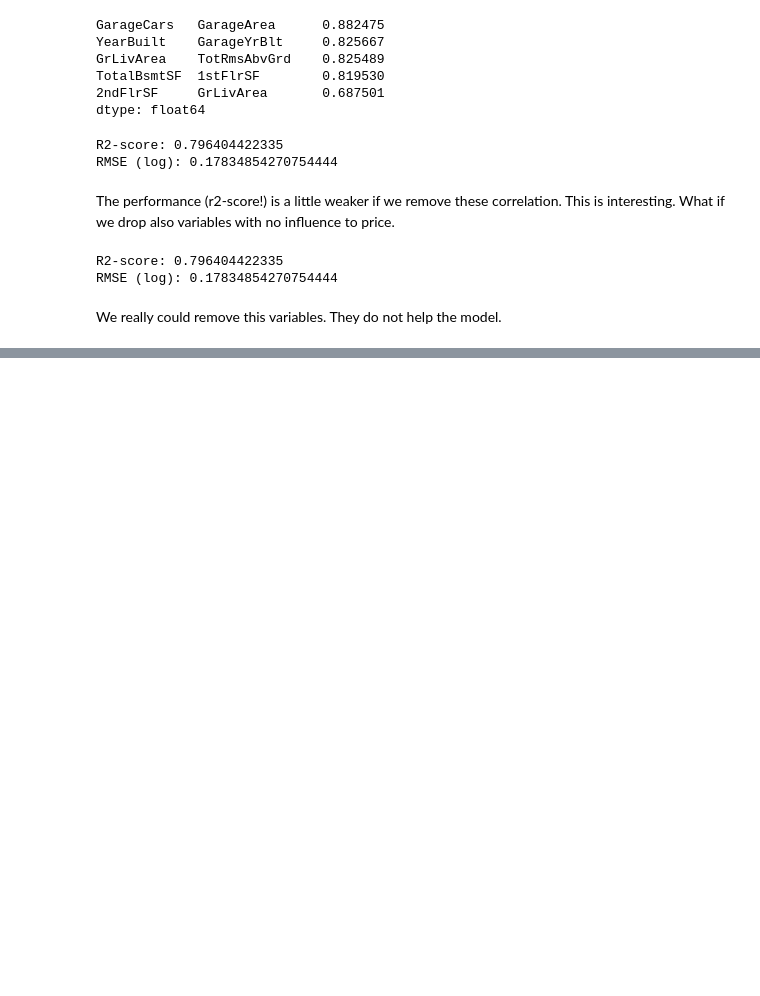
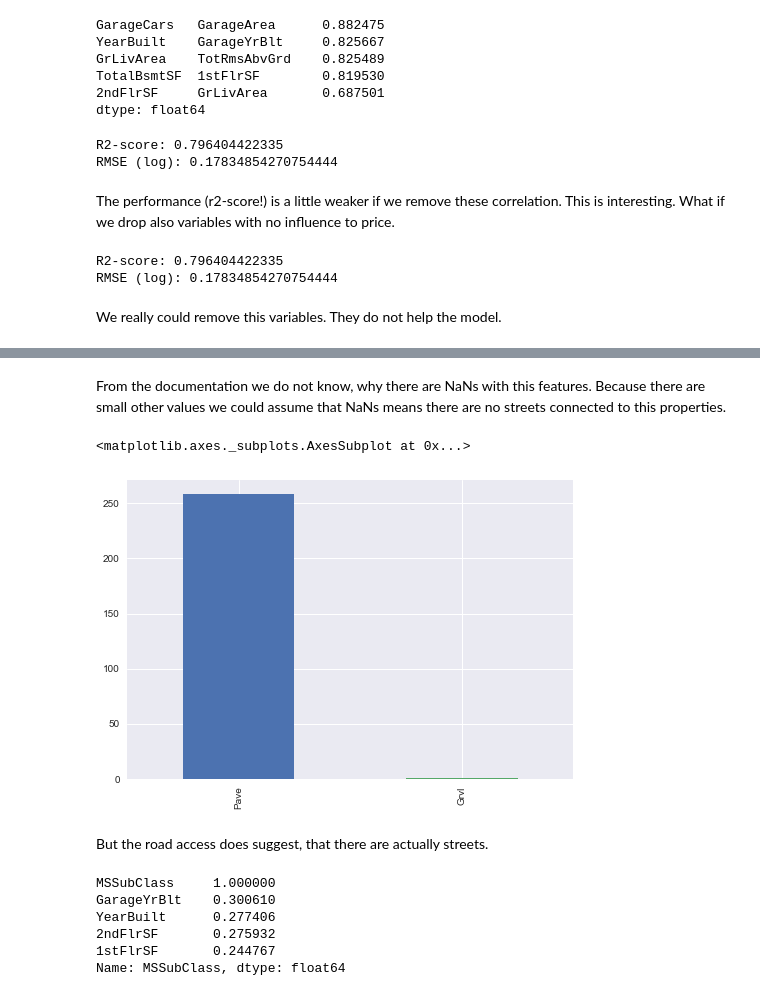
Before and after one commit to huli/predicting-house-prices, a Jupyter notebook: predicting_house_prices.ipynb, the cells around one changed output, grey strips where cells are left out. Saved outputs shown, nothing was run; the diff lists cells and outputs as text; code cells hidden in the pictures; blank space fills up the shorter version.

```diff
--- a/predicting_house_prices.ipynb
+++ b/predicting_house_prices.ipynb
@@ -438,0 +501,18 @@ We really could remove this variables. They do not help the model.
+# %% [markdown]
+From the documentation we do not know, why there are NaNs with this features. Because there are small other values we could assume that NaNs means there are no streets connected to this properties.
+# %%
+X[X['LotFrontage'].isnull()]['Street'].value_counts().plot(kind='bar')
+# %% [output]
+<matplotlib.axes._subplots.AxesSubplot at 0x...>
+[figure, added]
+# %% [markdown]
+But the road access does suggest, that there are actually streets.
+# %%
+X[X['LotFrontage'].isnull()].corr().abs().iloc[0, :].sort_values(ascending=False).head()
+# %% [output]
+MSSubClass     1.000000
+GarageYrBlt    0.300610
+YearBuilt      0.277406
+2ndFlrSF       0.275932
+1stFlrSF       0.244767
+Name: MSSubClass, dtype: float64
```
Also changed, not shown: parts of 23 cells of this notebook, 1 other file.
